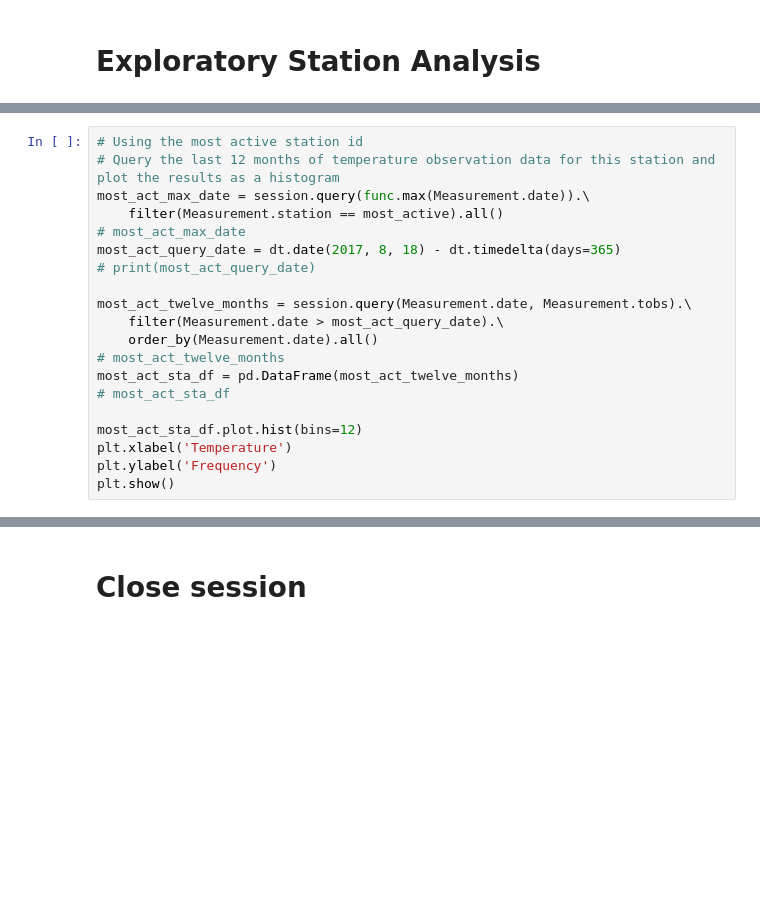
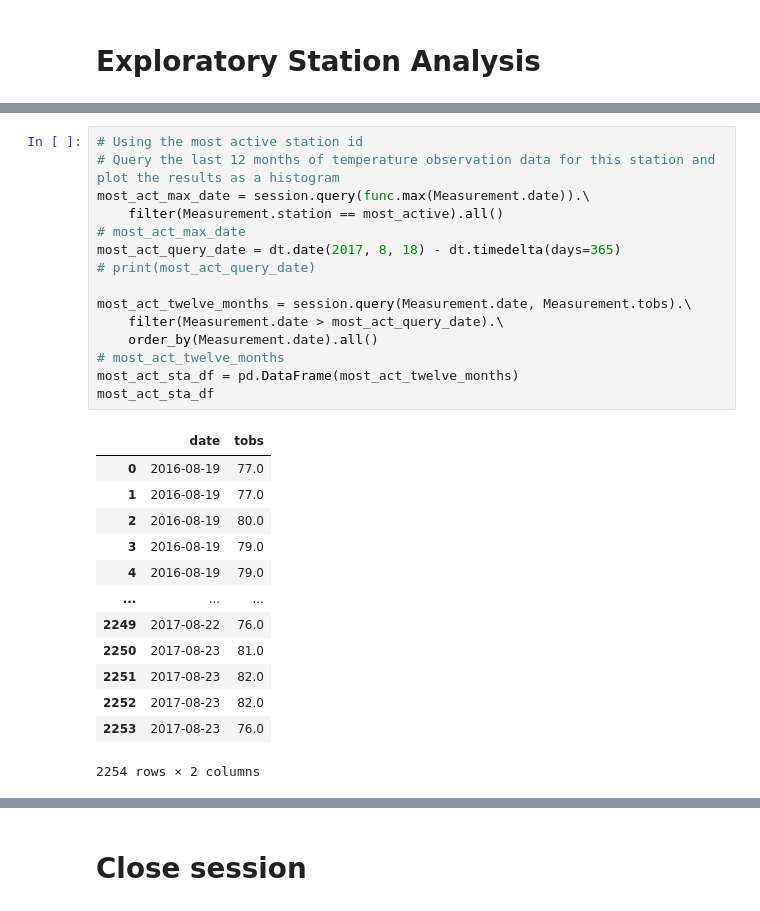
Before and after one commit to LaurenGT/Hawaii_WeatherStation_Analysis, a Jupyter notebook: climate_starter.ipynb, the cells around one changed output, grey strips where cells are left out. Drawn from its saved outputs; the diff is of its cells as text; blank space fills up the shorter version.

```diff
--- a/climate_starter.ipynb
+++ b/climate_starter.ipynb
@@ -152,20 +180,29 @@ average_temp
 # %%
 # Using the most active station id
 # Query the last 12 months of temperature observation data for this station and plot the results as a histogram
 most_act_max_date = session.query(func.max(Measurement.date)).\
     filter(Measurement.station == most_active).all()
 # most_act_max_date
 most_act_query_date = dt.date(2017, 8, 18) - dt.timedelta(days=365)
 # print(most_act_query_date)
 
 most_act_twelve_months = session.query(Measurement.date, Measurement.tobs).\
     filter(Measurement.date > most_act_query_date).\
     order_by(Measurement.date).all()
 # most_act_twelve_months
 most_act_sta_df = pd.DataFrame(most_act_twelve_months)
-# most_act_sta_df
-
-most_act_sta_df.plot.hist(bins=12)
-plt.xlabel('Temperature')
-plt.ylabel('Frequency')
-plt.show()
+most_act_sta_df
+# %% [output]
+|  | date | tobs |
+| 0 | 2016-08-19 | 77.0 |
+| 1 | 2016-08-19 | 77.0 |
+| 2 | 2016-08-19 | 80.0 |
+| 3 | 2016-08-19 | 79.0 |
+| 4 | 2016-08-19 | 79.0 |
+| ... | ... | ... |
+| 2249 | 2017-08-22 | 76.0 |
+| 2250 | 2017-08-23 | 81.0 |
+| 2251 | 2017-08-23 | 82.0 |
+| 2252 | 2017-08-23 | 82.0 |
+| 2253 | 2017-08-23 | 76.0 |
+2254 rows × 2 columns
```
Also changed, not shown: parts of 7 cells of this notebook.
